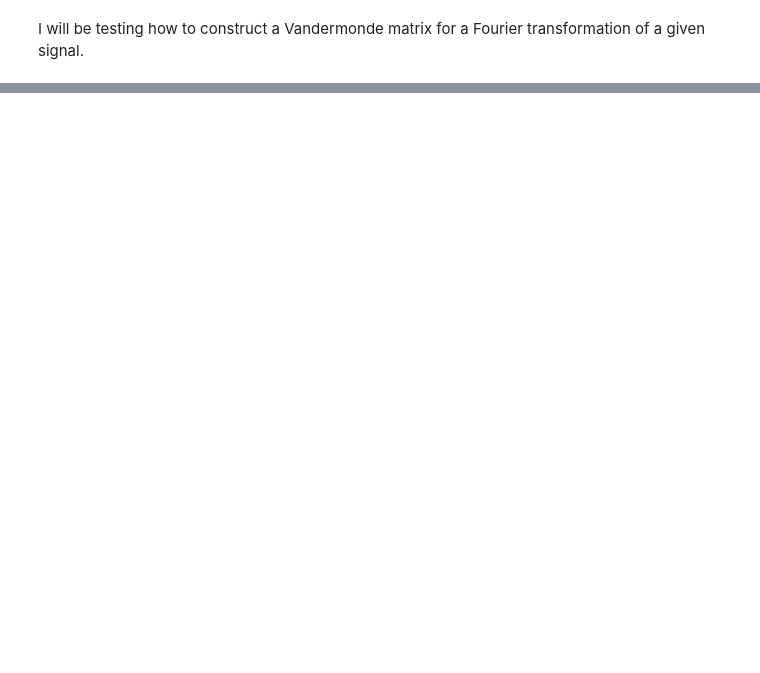
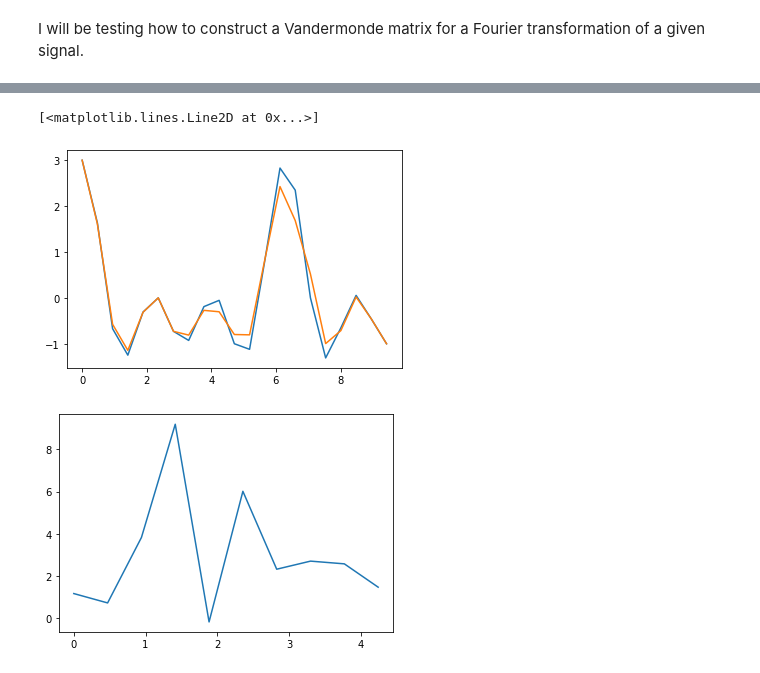
Before and after one commit to mmichelis/VNO_SAM, a Jupyter notebook: Benchmarking/data_generation/1d_transformation.ipynb, the cells around one changed output, grey strips where cells are left out. Saved outputs shown, nothing was run; the diff lists cells and outputs as text; code cells hidden in the pictures; blank space fills up the shorter version.

```diff
--- a/Benchmarking/data_generation/1d_transformation.ipynb
+++ b/Benchmarking/data_generation/1d_transformation.ipynb
@@ -26,0 +54,16 @@ plt.scatter(x_non, y_non)
+# %%
+# Do interpolation on a signal and view fft
+
+f_int = interpolate.interp1d(x_non, y_non, kind='linear')
+y_int = f_int(x_eq)
+
+plt.plot(x_eq, y_eq)
+plt.plot(x_eq, y_int)
+plt.figure()
+
+fft_int = np.fft.fft(y_int)
+plt.plot(x_eq[:10], fft_int[:10])
+# %% [output]
+[<matplotlib.lines.Line2D at 0x...>]
+[figure, added]
+[figure, added]
```
Also changed, not shown: parts of 5 cells of this notebook.
